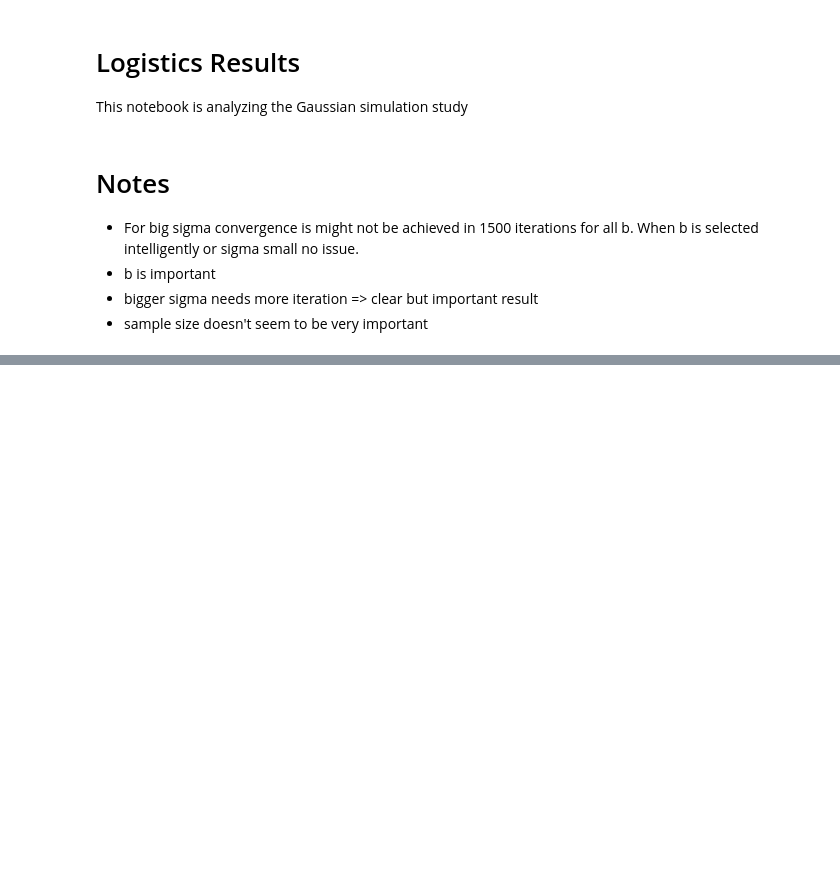
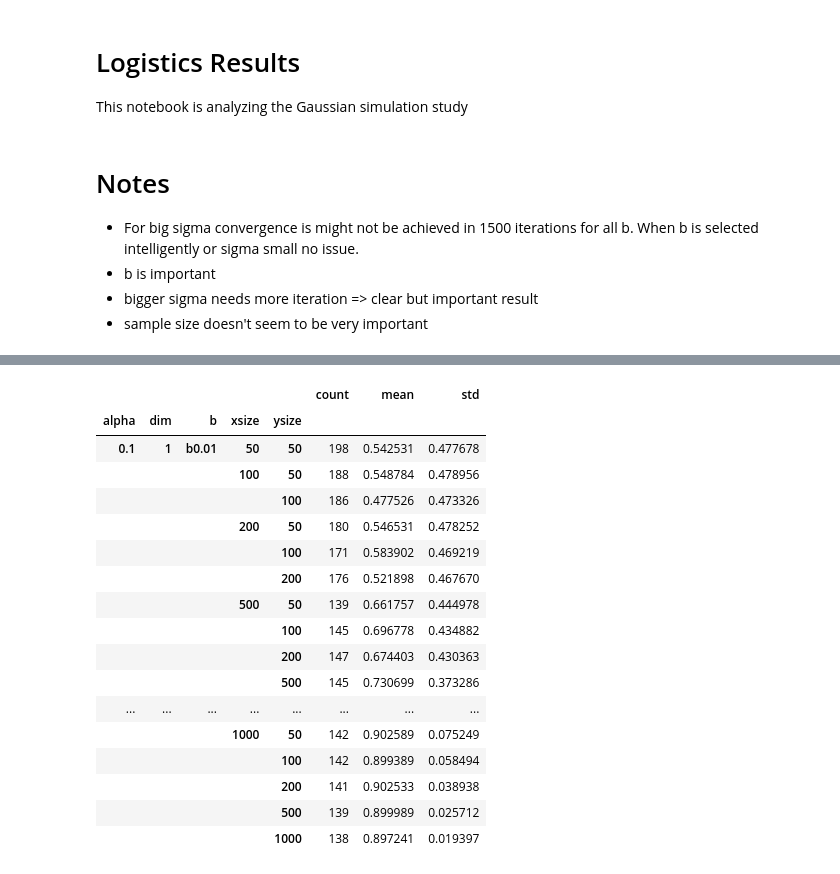
Before and after one commit to GiantDwarf42/master_thesis2, a Jupyter notebook: Logistic_Data_Results.ipynb, the cells around one changed output, grey strips where cells are left out. Drawn from its saved outputs; the diff is of its cells as text; code cells hidden in the pictures; blank space fills up the shorter version.

```diff
--- a/Logistic_Data_Results.ipynb
+++ b/Logistic_Data_Results.ipynb
@@ -91,0 +54,27 @@ df_bAUTO
+# %%
+# Combine the two levels of the column MultiIndex into a single level
+df_b001.columns = ['_'.join(filter(None, col)).strip() for col in df_b001.columns.values]
+
+# Remove the prefix 'alpha_hat_' from the relevant columns
+df_b001.columns = [col.replace('alpha_hat_', '') for col in df_b001.columns]
+
+df_b001.set_index(["alpha", "dim", "b", "xsize", "ysize"])
+# %% [output]
+|  |  |  |  |  | count | mean | std |
+| alpha | dim | b | xsize | ysize |  |  |  |
+| 0.1 | 1 | b0.01 | 50 | 50 | 198 | 0.542531 | 0.477678 |
+|  |  |  | 100 | 50 | 188 | 0.548784 | 0.478956 |
+|  |  |  |  | 100 | 186 | 0.477526 | 0.473326 |
+|  |  |  | 200 | 50 | 180 | 0.546531 | 0.478252 |
+|  |  |  |  | 100 | 171 | 0.583902 | 0.469219 |
+|  |  |  |  | 200 | 176 | 0.521898 | 0.467670 |
+|  |  |  | 500 | 50 | 139 | 0.661757 | 0.444978 |
+|  |  |  |  | 100 | 145 | 0.696778 | 0.434882 |
+|  |  |  |  | 200 | 147 | 0.674403 | 0.430363 |
+|  |  |  |  | 500 | 145 | 0.730699 | 0.373286 |
+| ... | ... | ... | ... | ... | ... | ... | ... |
+|  |  |  | 1000 | 50 | 142 | 0.902589 | 0.075249 |
+|  |  |  |  | 100 | 142 | 0.899389 | 0.058494 |
+|  |  |  |  | 200 | 141 | 0.902533 | 0.038938 |
+|  |  |  |  | 500 | 139 | 0.899989 | 0.025712 |
+|  |  |  |  | 1000 | 138 | 0.897241 | 0.019397 |
```
Also changed, not shown: parts of 6 cells of this notebook.
